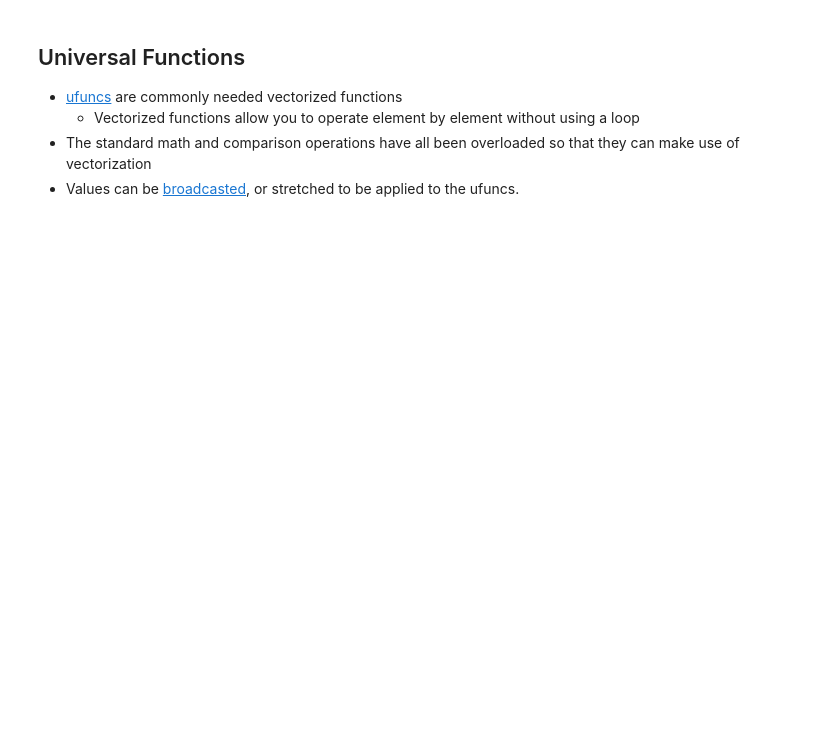
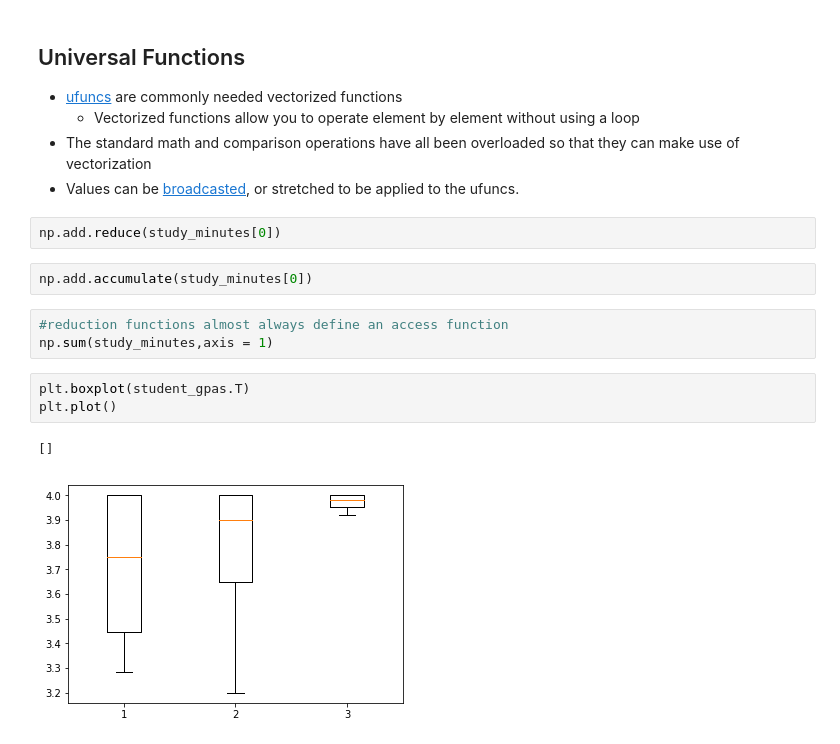
Before and after one commit to willseff/TeamTreehouse, a Jupyter notebook: intro-to-numpy/Introduction to NumPy.ipynb, the cells around one changed output. Cells and saved outputs as stored; diff of their text form; blank space fills up the shorter version.

```diff
--- a/intro-to-numpy/Introduction to NumPy.ipynb
+++ b/intro-to-numpy/Introduction to NumPy.ipynb
@@ -549,3 +518,16 @@ array([[ 0.,  2.,  4.],
   * Vectorized functions allow you to operate element by element without using a loop
 * The standard math and comparison operations have all been overloaded so that they can make use of vectorization
 * Values can be [broadcasted](https://docs.scipy.org/doc/numpy/user/basics.broadcasting.html), or stretched to be applied to the ufuncs.
+# %%
+np.add.reduce(study_minutes[0])
+# %%
+np.add.accumulate(study_minutes[0])
+# %%
+#reduction functions almost always define an access function
+np.sum(study_minutes,axis = 1)
+# %%
+plt.boxplot(student_gpas.T)
+plt.plot()
+# %% [output]
+[]
+[figure, added]
```
Also changed, not shown: parts of 19 cells of this notebook, 4 other files.
